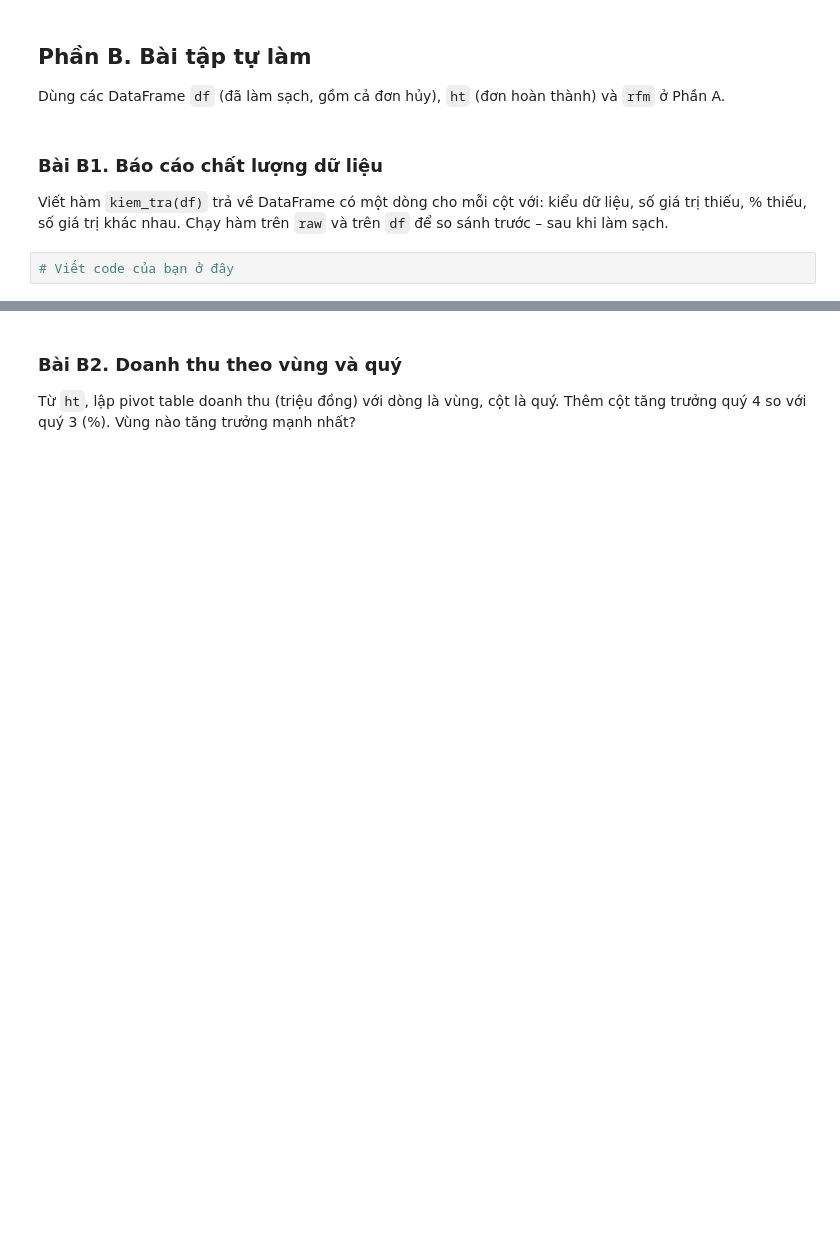
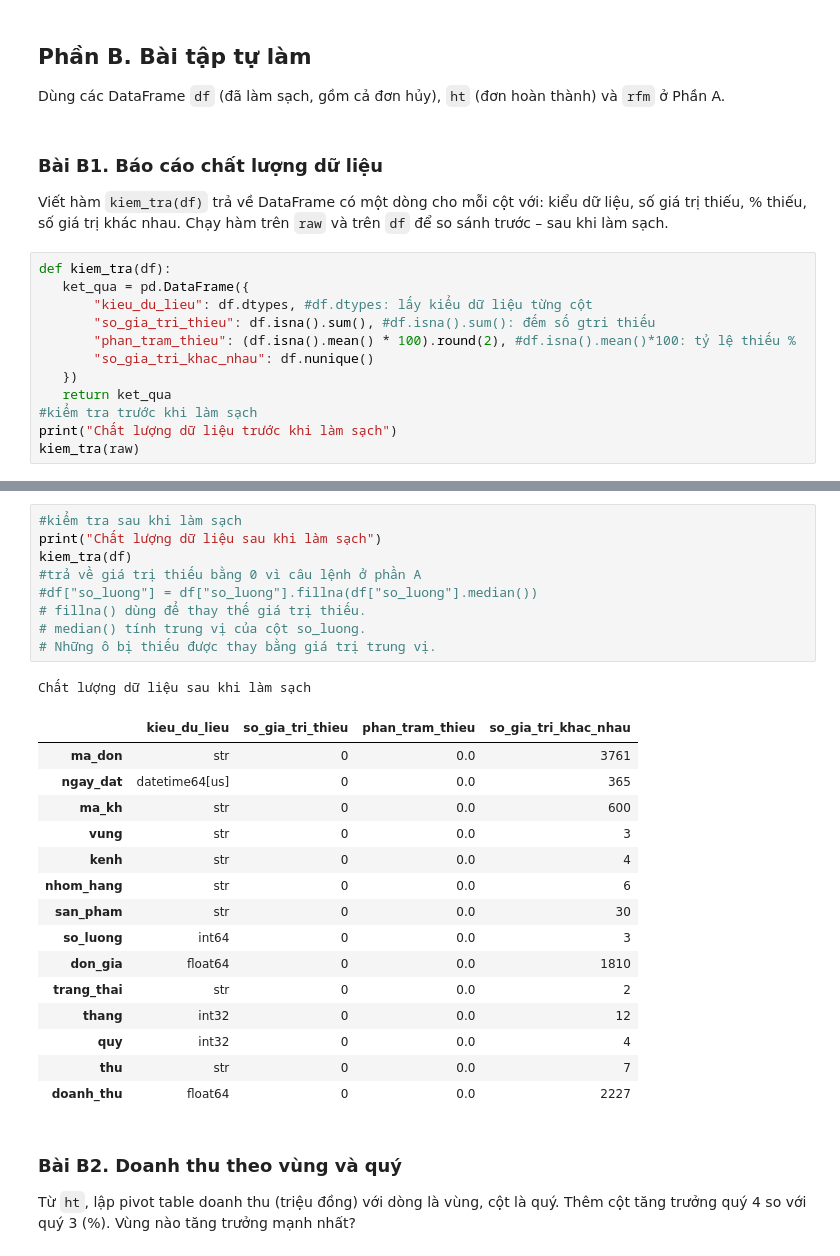
Before and after one commit to Twy-linh/Linh, a Jupyter notebook: Linh/bai_tap/Buoi_05_BaiTap.ipynb, the cells around one changed output, grey strips where cells are left out. Saved outputs shown, nothing was run; the diff lists cells and outputs as text; blank space fills up the shorter version.

```diff
--- a/Linh/bai_tap/Buoi_05_BaiTap.ipynb
+++ b/Linh/bai_tap/Buoi_05_BaiTap.ipynb
@@ -163,4 +295,14 @@ Dùng các DataFrame `df` (đã làm sạch, gồm cả đơn hủy), `ht` (đơ
 Viết hàm `kiem_tra(df)` trả về DataFrame có một dòng cho mỗi cột với: kiểu dữ liệu, số giá trị thiếu, % thiếu,
 số giá trị khác nhau. Chạy hàm trên `raw` và trên `df` để so sánh trước – sau khi làm sạch.
 # %%
-# Viết code của bạn ở đây
+def kiem_tra(df):
+   ket_qua = pd.DataFrame({
+       "kieu_du_lieu": df.dtypes, #df.dtypes: lấy kiểu dữ liệu từng cột
+       "so_gia_tri_thieu": df.isna().sum(), #df.isna().sum(): đếm số gtri thiếu
+       "phan_tram_thieu": (df.isna().mean() * 100).round(2), #df.isna().mean()*100: tỷ lệ thiếu %
+       "so_gia_tri_khac_nhau": df.nunique()
+   })
+   return ket_qua
+#kiểm tra trước khi làm sạch
+print("Chất lượng dữ liệu trước khi làm sạch")
+kiem_tra(raw)
@@ -167,3 +322,29 @@ số giá trị khác nhau. Chạy hàm trên `raw` và trên `df` để so sán
+# %%
+#kiểm tra sau khi làm sạch
+print("Chất lượng dữ liệu sau khi làm sạch")
+kiem_tra(df)
+#trả về giá trị thiếu bằng 0 vì câu lệnh ở phần A
+#df["so_luong"] = df["so_luong"].fillna(df["so_luong"].median())
+# fillna() dùng để thay thế giá trị thiếu.
+# median() tính trung vị của cột so_luong.
+# Những ô bị thiếu được thay bằng giá trị trung vị.
+# %% [output]
+Chất lượng dữ liệu sau khi làm sạch
+|  | kieu_du_lieu | so_gia_tri_thieu | phan_tram_thieu | so_gia_tri_khac_nhau |
+| ma_don | str | 0 | 0.0 | 3761 |
+| ngay_dat | datetime64[us] | 0 | 0.0 | 365 |
+| ma_kh | str | 0 | 0.0 | 600 |
+| vung | str | 0 | 0.0 | 3 |
+| kenh | str | 0 | 0.0 | 4 |
+| nhom_hang | str | 0 | 0.0 | 6 |
+| san_pham | str | 0 | 0.0 | 30 |
+| so_luong | int64 | 0 | 0.0 | 3 |
+| don_gia | float64 | 0 | 0.0 | 1810 |
+| trang_thai | str | 0 | 0.0 | 2 |
+| thang | int32 | 0 | 0.0 | 12 |
+| quy | int32 | 0 | 0.0 | 4 |
+| thu | str | 0 | 0.0 | 7 |
+| doanh_thu | float64 | 0 | 0.0 | 2227 |
 # %% [markdown]
 ### Bài B2. Doanh thu theo vùng và quý
 
```
Also changed, not shown: parts of 17 cells of this notebook.
